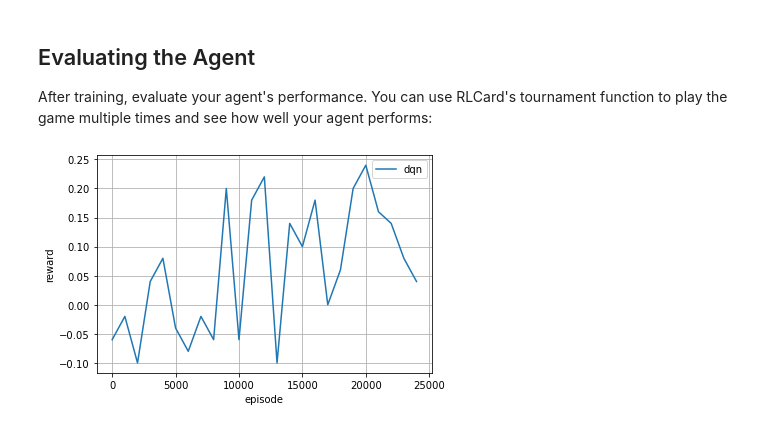
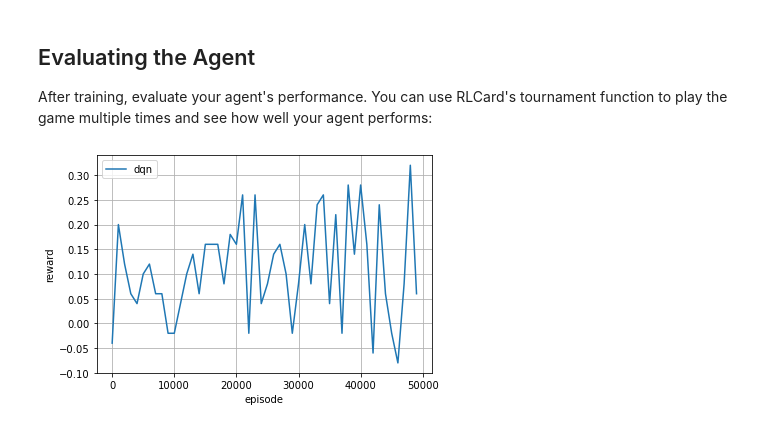
Before and after one commit to nicholaslambs/cse151a_project, a Jupyter notebook: rl_card/rl_card.ipynb, the cells around one changed output. Saved outputs shown, nothing was run; the diff lists cells and outputs as text; code cells hidden in the pictures.

Commit message:
Model2

```diff
--- a/rl_card/rl_card.ipynb
+++ b/rl_card/rl_card.ipynb
@@ -65,7 +65,7 @@ agent = DQNAgent(
                  )
 # %%
 # Set the number of players
-num_players = 4
+num_players = 2
 
 # Set the players in the environment
 env.set_agents([agent] + [RandomAgent(env.num_actions) for _ in range(num_players - 1)])
@@ -139,6 +139,9 @@ def adjust_rewards(trajectories, payoffs):
             # Provide the number of cards for each player with the current player being index 0
             num_cards_opponent = raw_obs['num_cards'][1] if raw_obs['current_player'] == 0 else raw_obs['num_cards'][0]
 
+            # A larger reward if the agent has fewer cards
+            winning_factor = (7 - num_cards_player) / 7
+
             if action == 60:  # Draw a card
                 reward -= max(1, 3 - num_cards_player / 7)
 
@@ -146,10 +149,13 @@ def adjust_rewards(trajectories, payoffs):
             action_card_reward_multiplier = max(1, (7 - num_cards_opponent) / 7)
 
             if action in range(10, 15) or action in range(25, 30) or action in range(40, 45) or action in range(55, 60):
-                reward += 2 * action_card_reward_multiplier
+                reward += 2 * action_card_reward_multiplier * winning_factor
 
             if action in range(0, 10) or action in range(15, 25) or action in range(30, 40) or action in range(45, 55):
-                reward += 1 + (3 - num_cards_player / 7)
+                reward += 1 + (3 - num_cards_player / 7) * winning_factor
+
+            if num_cards_player <=2:
+                reward +=5
 
             adjusted_traj.append((state, action, reward, next_state, done))
         adjusted_trajectories.append(adjusted_traj)
@@ -159,7 +165,7 @@ def adjust_rewards(trajectories, payoffs):
 
 Previously, the code would run an entire/complete simulation. However, this restricts the ability to learn from moves within the simulation.
 # %%
-episode_num = 25000  # Number of episodes
+episode_num = 50000  # Number of episodes
 
 evaluate_every = 1000 # Evaluate the agent every X episodes
 evaluate_num = 100  # Number of games played in evaluation
@@ -205,10 +211,10 @@ After training, evaluate your agent's performance. You can use RLCard's tourname
 # %%
 # Plot the learning curve
 plot_curve(csv_path, fig_path, "dqn")
 
 # Save model
-save_path = os.path.join(log_dir, 'model.pth')
+save_path = os.path.join(log_dir, 'model50k.pth')
 torch.save(agent, save_path)
 print('Model saved in', save_path)
 # %% [output]
-[figure, old version]
+[figure, new version]
```
Also changed, not shown: 5 other files.
